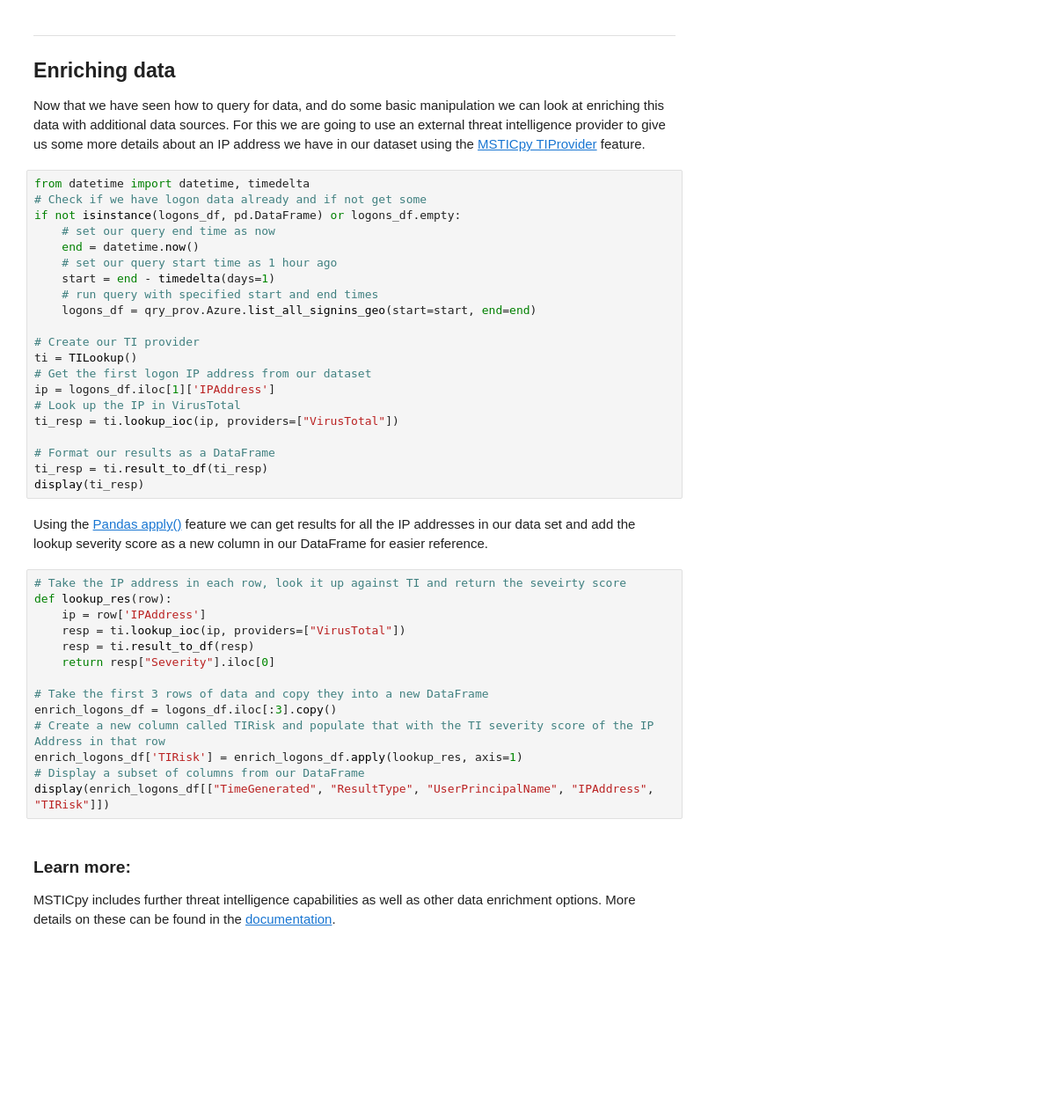
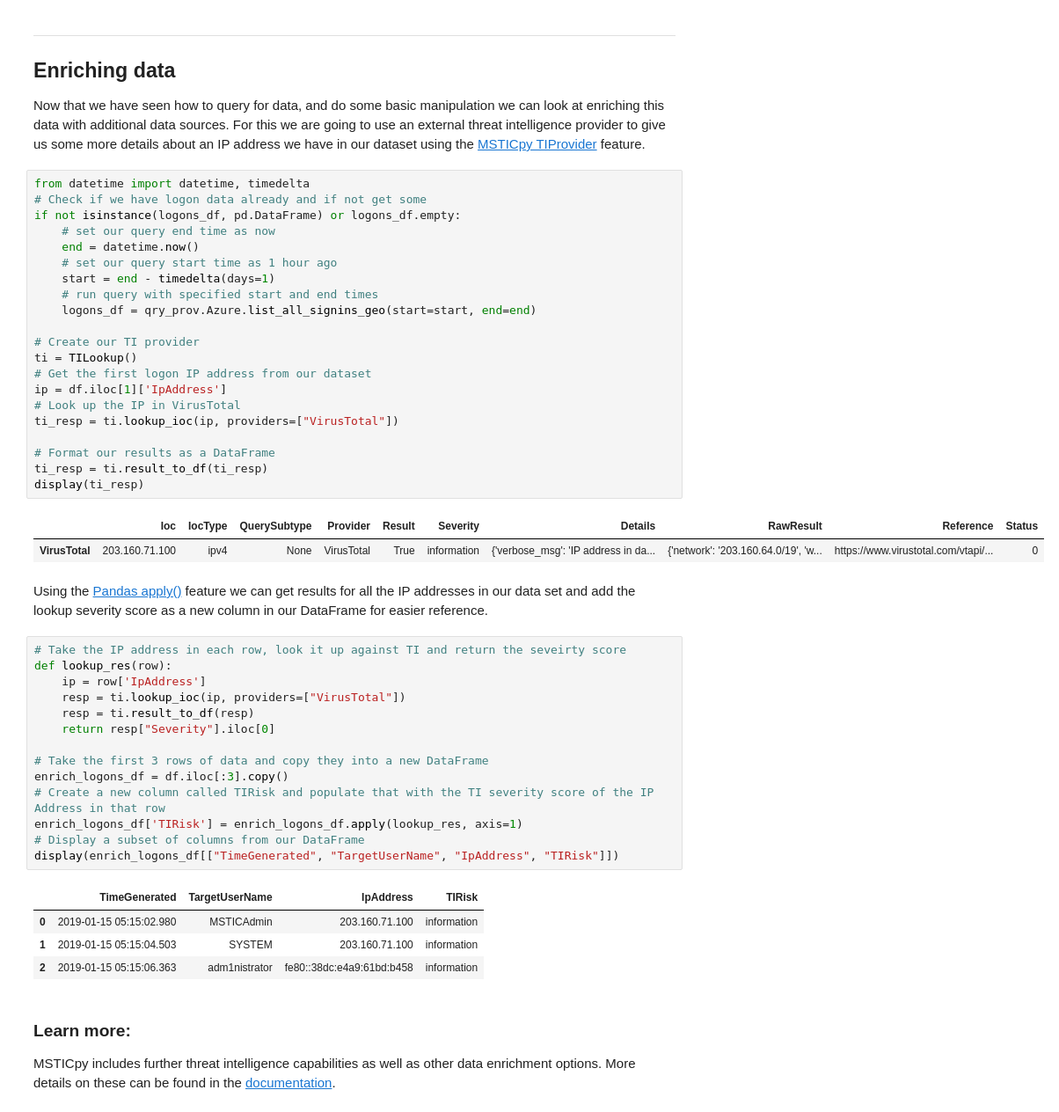
Before and after one commit to solliancenet/security-workshop, a Jupyter notebook: artifacts/Azure Sentinel ML.ipynb, the cells around one changed output. Shown at 88% size. Saved outputs shown, nothing was run; the diff lists cells and outputs as text; blank space fills up the shorter version.

```diff
--- a/artifacts/Azure Sentinel ML.ipynb
+++ b/artifacts/Azure Sentinel ML.ipynb
@@ -344,40 +485,48 @@ Now that we have seen how to query for data, and do some basic manipulation we c
 # %%
 from datetime import datetime, timedelta
 # Check if we have logon data already and if not get some
 if not isinstance(logons_df, pd.DataFrame) or logons_df.empty:
     # set our query end time as now
     end = datetime.now()
     # set our query start time as 1 hour ago
     start = end - timedelta(days=1)
     # run query with specified start and end times
     logons_df = qry_prov.Azure.list_all_signins_geo(start=start, end=end)
 
 # Create our TI provider
 ti = TILookup()
 # Get the first logon IP address from our dataset
-ip = logons_df.iloc[1]['IPAddress']
+ip = df.iloc[1]['IpAddress']
 # Look up the IP in VirusTotal
 ti_resp = ti.lookup_ioc(ip, providers=["VirusTotal"])
 
 # Format our results as a DataFrame
 ti_resp = ti.result_to_df(ti_resp)
 display(ti_resp)
+# %% [output]
+|  | Ioc | IocType | QuerySubtype | Provider | Result | Severity | Details | RawResult | Reference | Status |
+| VirusTotal | 203.160.71.100 | ipv4 | None | VirusTotal | True | information | {'verbose_msg': 'IP address in da... | {'network': '203.160.64.0/19', 'w... | https://www.virustotal.com/vtapi/... | 0 |
 # %% [markdown]
 Using the [Pandas apply()](https://pandas.pydata.org/pandas-docs/stable/reference/api/pandas.DataFrame.apply.html) feature we can get results for all the IP addresses in our data set and add the lookup severity score as a new column in our DataFrame for easier reference.
 # %%
 # Take the IP address in each row, look it up against TI and return the seveirty score
 def lookup_res(row):
-    ip = row['IPAddress']
+    ip = row['IpAddress']
     resp = ti.lookup_ioc(ip, providers=["VirusTotal"])
     resp = ti.result_to_df(resp)
     return resp["Severity"].iloc[0]
 
 # Take the first 3 rows of data and copy they into a new DataFrame
-enrich_logons_df = logons_df.iloc[:3].copy()
+enrich_logons_df = df.iloc[:3].copy()
 # Create a new column called TIRisk and populate that with the TI severity score of the IP Address in that row
 enrich_logons_df['TIRisk'] = enrich_logons_df.apply(lookup_res, axis=1)
 # Display a subset of columns from our DataFrame
-display(enrich_logons_df[["TimeGenerated", "ResultType", "UserPrincipalName", "IPAddress", "TIRisk"]])
+display(enrich_logons_df[["TimeGenerated", "TargetUserName", "IpAddress", "TIRisk"]])
+# %% [output]
+|  | TimeGenerated | TargetUserName | IpAddress | TIRisk |
+| 0 | 2019-01-15 05:15:02.980 | MSTICAdmin | 203.160.71.100 | information |
+| 1 | 2019-01-15 05:15:04.503 | SYSTEM | 203.160.71.100 | information |
+| 2 | 2019-01-15 05:15:06.363 | adm1nistrator | fe80::38dc:e4a9:61bd:b458 | information |
 # %% [markdown]
 ### Learn more:
 MSTICpy includes further threat intelligence capabilities as well as other data enrichment options. More details on these can be found in the [documentation](https://msticpy.readthedocs.io/en/latest/DataEnrichment.html).
```
Also changed, not shown: parts of 40 cells of this notebook.
